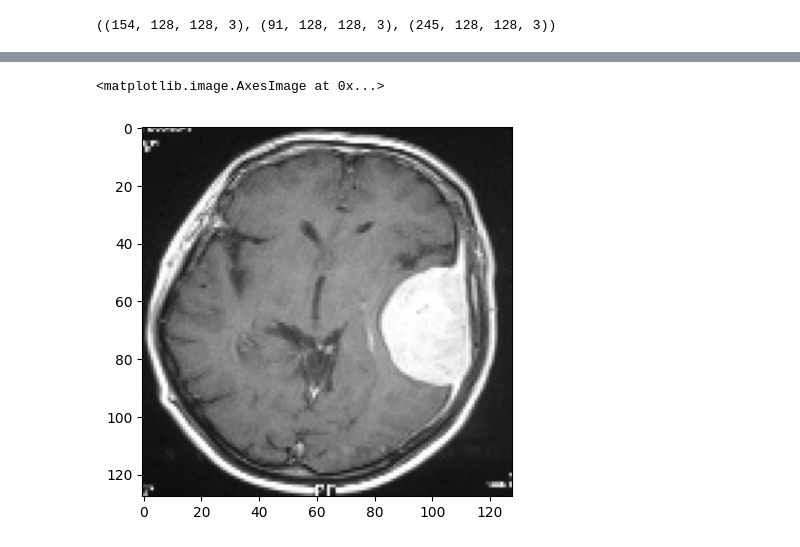
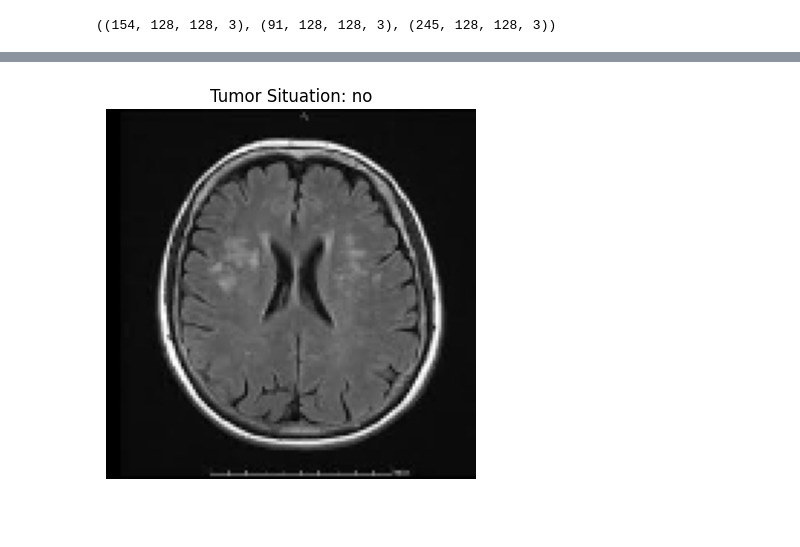
Before and after one commit to AkifPinarci/BrainTumor, a Jupyter notebook: main.ipynb, the cells around one changed output, grey strips where cells are left out. Saved outputs shown, nothing was run; the diff lists cells and outputs as text; code cells hidden in the pictures; blank space fills up the shorter version.

Commit message:
Dataset implemented with Path

```diff
--- a/main.ipynb
+++ b/main.ipynb
@@ -107,5 +108,38 @@ mri.normalize()
-# %%
-plt.imshow(mri.images[5].reshape(mri.images[5].shape[1], mri.images[5].shape[2], mri.images[5].shape[0]))
-# %% [output]
-<matplotlib.image.AxesImage at 0x...>
-[figure, removed]
+# %%
+class MRI(Dataset):
+    def __init__(self):
+        self.images = []
+        self.labels = []
+        data_path = Path("data/brain_tumor_dataset")
+        image_path_list = list(data_path.glob("*/*.jpg"))
+        for i in range(len(image_path_list)):
+            self.labels.append(image_path_list[i].parent.stem)
+            img = cv2.imread(image_path_list[i])
+            img = cv2.resize(img, (128, 128))
+            b, g, r = cv2.split(img)
+            img = cv2.merge([r, g, b])
+            img = img.reshape((img.shape[2], img.shape[0], img.shape[1]))
+            self.images.append(img)
+        self.images = np.array(self.images, dtype=np.float32)
+
+
+    def __getitem__(self, index):
+        sample = {'image': self.images[index], 'label': self.labels[index]}
+        return sample
+
+    def __len__(self):
+        return self.images.shape[0]
+
+    def normalize(self):
+        self.images = self.images / 255.0
+
+    def image_show(self, index):
+        plt.imshow(self.images[index].reshape(self.images[index].shape[2], self.images[index].shape[1], self.images[index].shape[0]))
+        plt.title(f"Tumor Situation: {self.labels[index]}")
+        plt.axis(False)
+mri = MRI()
+mri.normalize()
+# %%
+mri.image_show(18)
+# %% [output]
+[figure, added]
```
Also changed, not shown: parts of 3 cells of this notebook.
